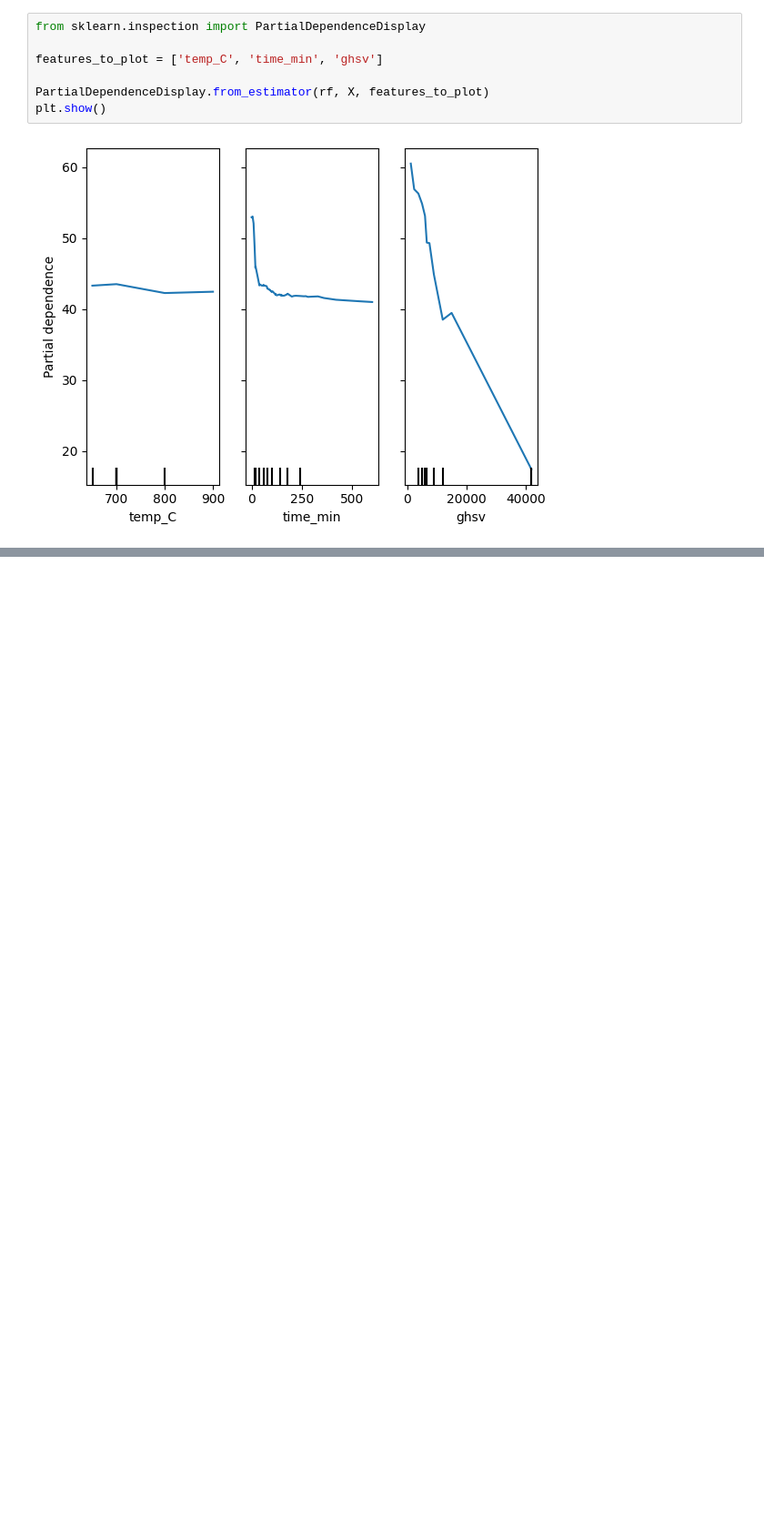
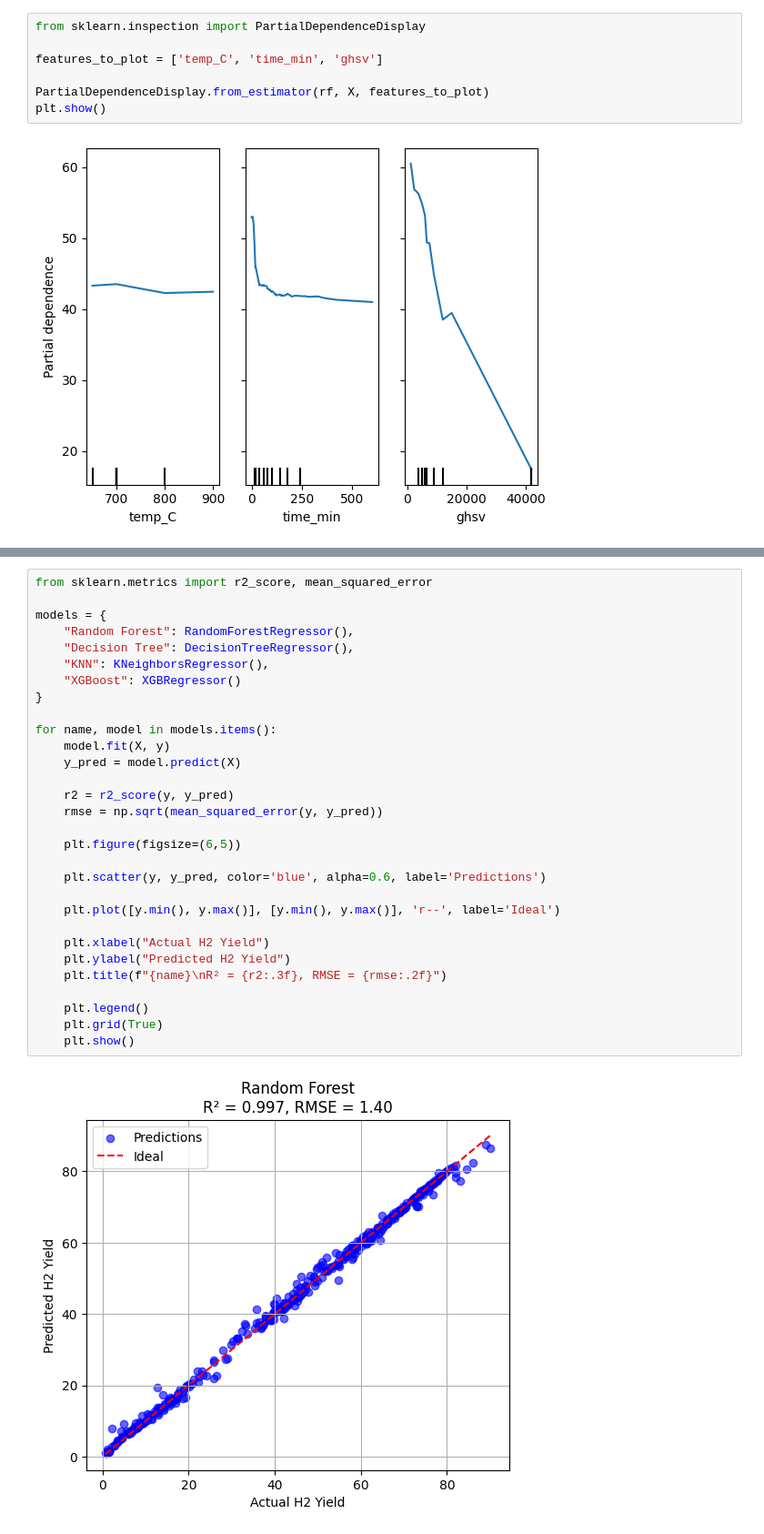
Before and after one commit to propulse-7969/UGP-ML-x-Catalysis, a Jupyter notebook: notebooks/EDA_CDM_H2_Yield.ipynb, the cells around one changed output, grey strips where cells are left out. Shown at 91% size. Drawn from its saved outputs; the diff is of its cells as text; blank space fills up the shorter version.

```diff
--- a/notebooks/EDA_CDM_H2_Yield.ipynb
+++ b/notebooks/EDA_CDM_H2_Yield.ipynb
@@ -182,0 +231,32 @@ plt.show()
+# %%
+from sklearn.metrics import r2_score, mean_squared_error
+
+models = {
+    "Random Forest": RandomForestRegressor(),
+    "Decision Tree": DecisionTreeRegressor(),
+    "KNN": KNeighborsRegressor(),
+    "XGBoost": XGBRegressor()
+}
+
+for name, model in models.items():
+    model.fit(X, y)
+    y_pred = model.predict(X)
+
+    r2 = r2_score(y, y_pred)
+    rmse = np.sqrt(mean_squared_error(y, y_pred))
+
+    plt.figure(figsize=(6,5))
+
+    plt.scatter(y, y_pred, color='blue', alpha=0.6, label='Predictions')
+
+    plt.plot([y.min(), y.max()], [y.min(), y.max()], 'r--', label='Ideal')
+
+    plt.xlabel("Actual H2 Yield")
+    plt.ylabel("Predicted H2 Yield")
+    plt.title(f"{name}\nR² = {r2:.3f}, RMSE = {rmse:.2f}")
+
+    plt.legend()
+    plt.grid(True)
+    plt.show()
+# %% [output]
+[figure, added]
```
Also changed, not shown: parts of 11 cells of this notebook, 5 other files.
